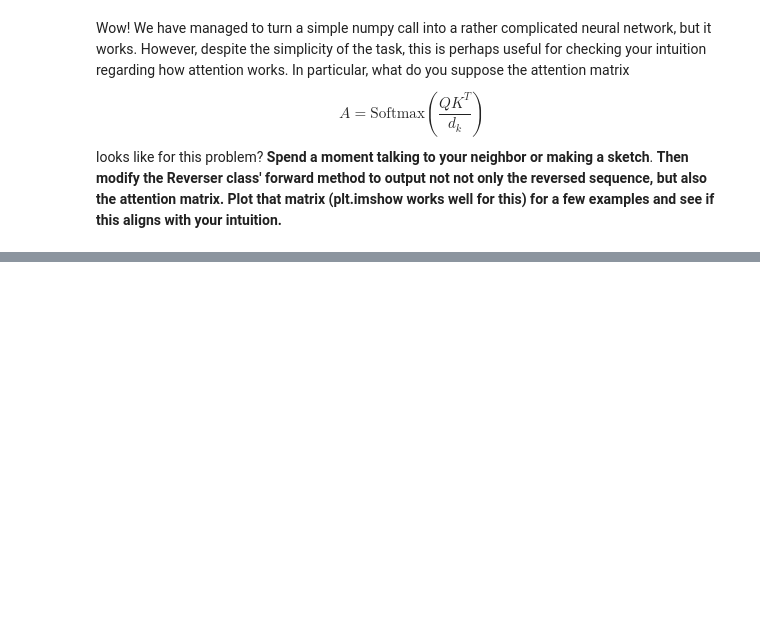
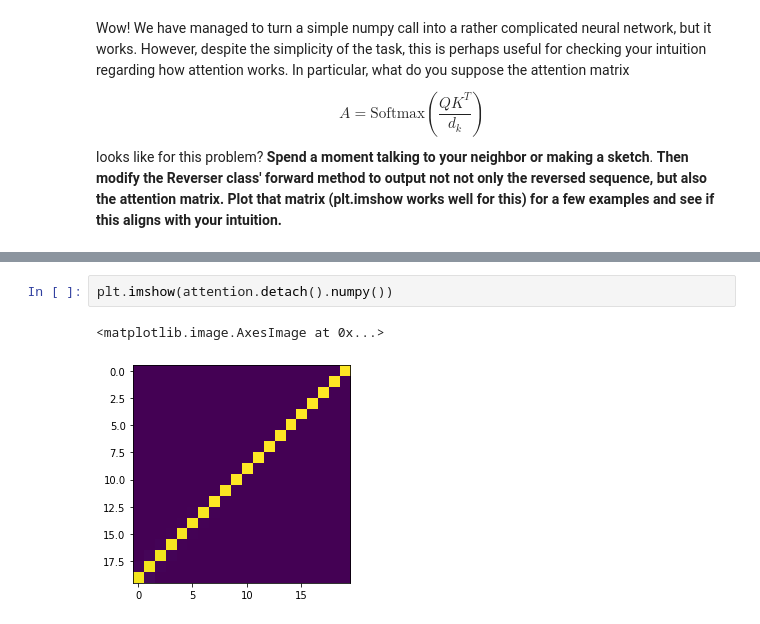
Before and after one commit to UMT-CSCI-591-Deep-Learning-2022/Week_7_Attention, a Jupyter notebook: ReverseNet.ipynb, the cells around one changed output, grey strips where cells are left out. Cells and saved outputs as stored; diff of their text form; blank space fills up the shorter version.

```diff
--- a/ReverseNet.ipynb
+++ b/ReverseNet.ipynb
@@ -141,0 +286,5 @@ looks like for this problem?  **Spend a moment talking to your neighbor or makin
+# %%
+plt.imshow(attention.detach().numpy())
+# %% [output]
+<matplotlib.image.AxesImage at 0x...>
+[figure, added]
```
Also changed, not shown: parts of 9 cells of this notebook.
